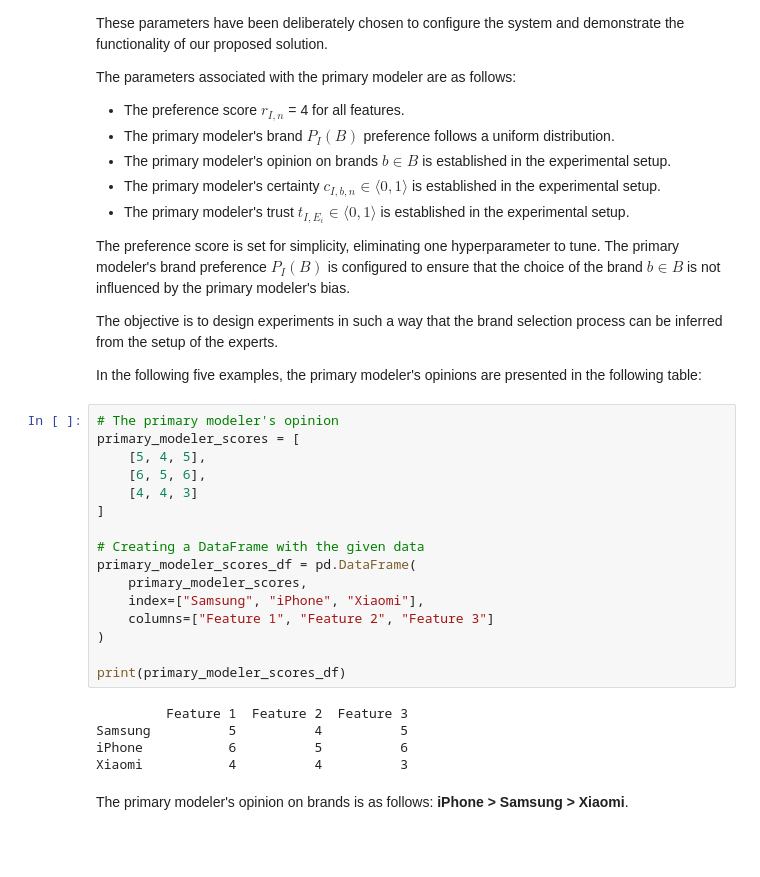
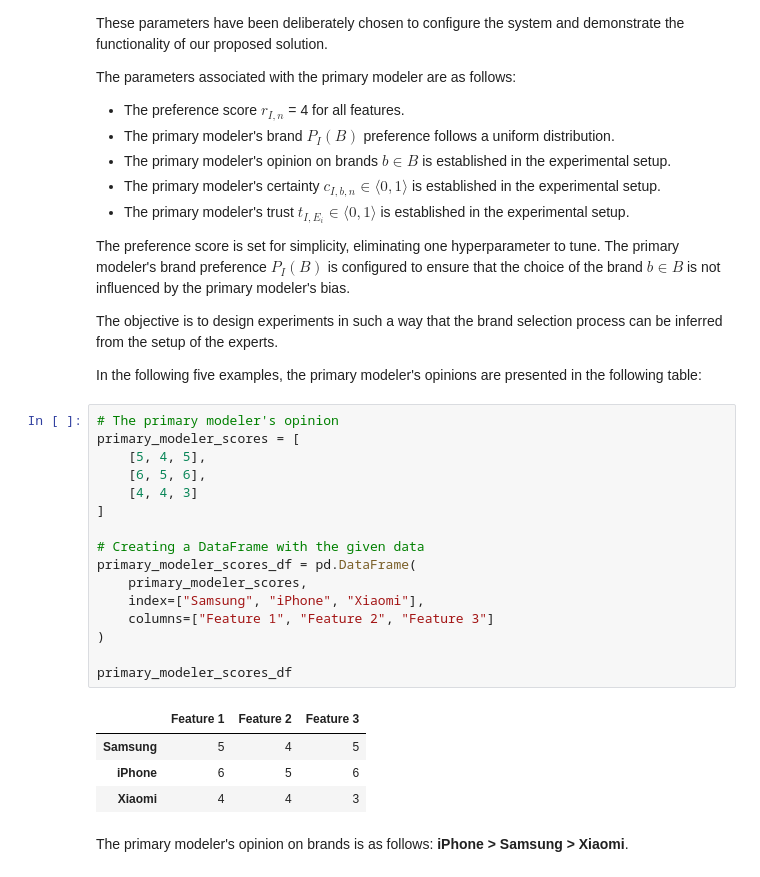
Before and after one commit to Ruzejjur/TMoCOBoT_python, a Jupyter notebook: code/main.ipynb, the cells around one changed output. Cells and saved outputs as stored; diff of their text form; blank space fills up the shorter version.

```diff
--- a/code/main.ipynb
+++ b/code/main.ipynb
@@ -55,24 +61,24 @@ In the following five examples, the primary modeler's opinions are presented in
 # %%
 # The primary modeler's opinion
 primary_modeler_scores = [
     [5, 4, 5],
     [6, 5, 6],
     [4, 4, 3]
 ]
 
 # Creating a DataFrame with the given data
 primary_modeler_scores_df = pd.DataFrame(
     primary_modeler_scores,
     index=["Samsung", "iPhone", "Xiaomi"],
     columns=["Feature 1", "Feature 2", "Feature 3"]
 )
 
-print(primary_modeler_scores_df)
+primary_modeler_scores_df
 # %% [output]
-         Feature 1  Feature 2  Feature 3
-Samsung          5          4          5
-iPhone           6          5          6
-Xiaomi           4          4          3
+|  | Feature 1 | Feature 2 | Feature 3 |
+| Samsung | 5 | 4 | 5 |
+| iPhone | 6 | 5 | 6 |
+| Xiaomi | 4 | 4 | 3 |
 # %% [markdown]
 The primary modeler's opinion on brands is as follows: **iPhone > Samsung > Xiaomi**.
 # %% [markdown]
```
Also changed, not shown: parts of 46 cells of this notebook, 2 other files.
